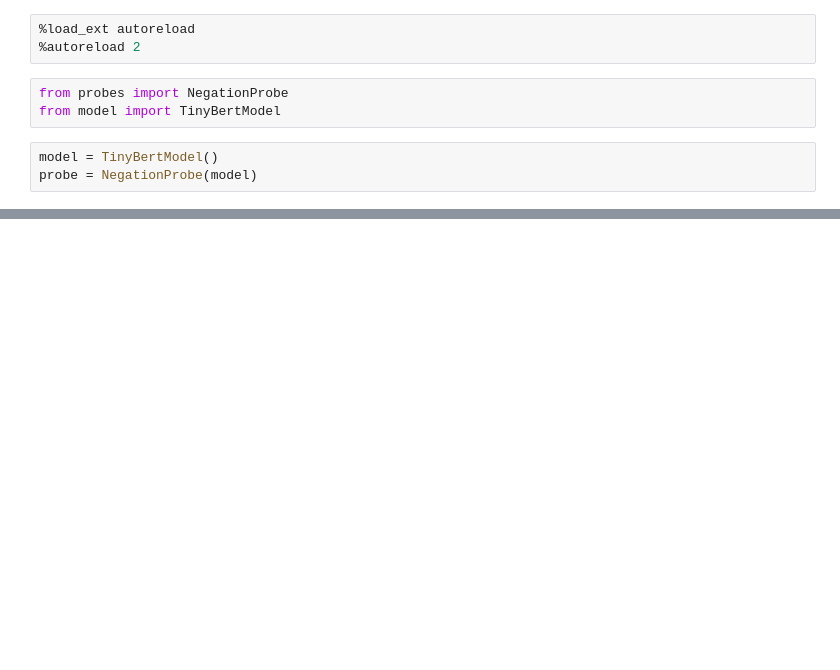
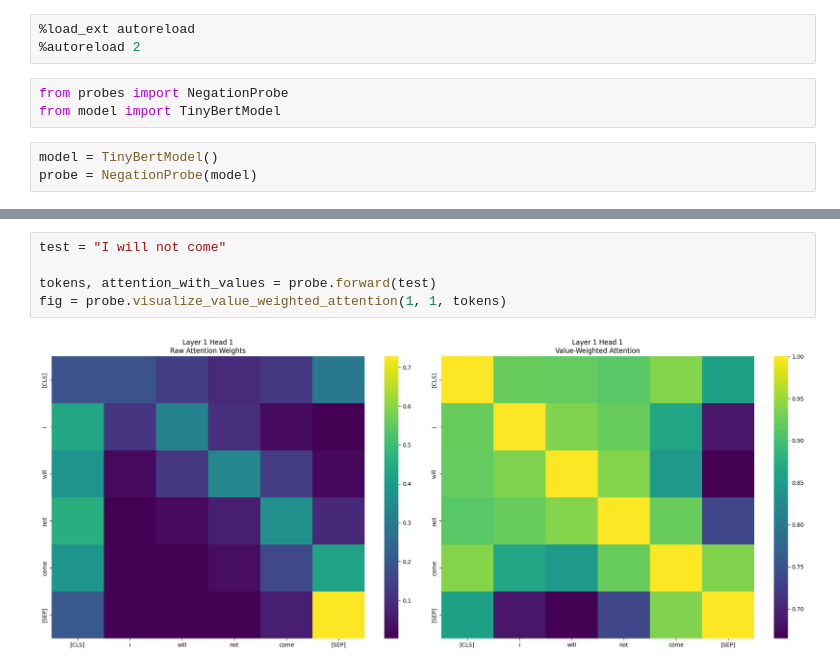
Before and after one commit to chandanms/tinybert-mechinter, a Jupyter notebook: probing-negation.ipynb, the cells around one changed output, grey strips where cells are left out. Cells and saved outputs as stored; diff of their text form; blank space fills up the shorter version.

```diff
--- a/probing-negation.ipynb
+++ b/probing-negation.ipynb
@@ -38,0 +41,7 @@ torch.Size([1, 2, 9, 9]) torch.Size([1, 2, 9, 64]) torch.Size([1, 2, 9, 64])
+# %%
+test = "I will not come"
+
+tokens, attention_with_values = probe.forward(test)
+fig = probe.visualize_value_weighted_attention(1, 1, tokens)
+# %% [output]
+[figure, added]
```
Also changed, not shown: parts of 6 cells of this notebook, 1 other file.
